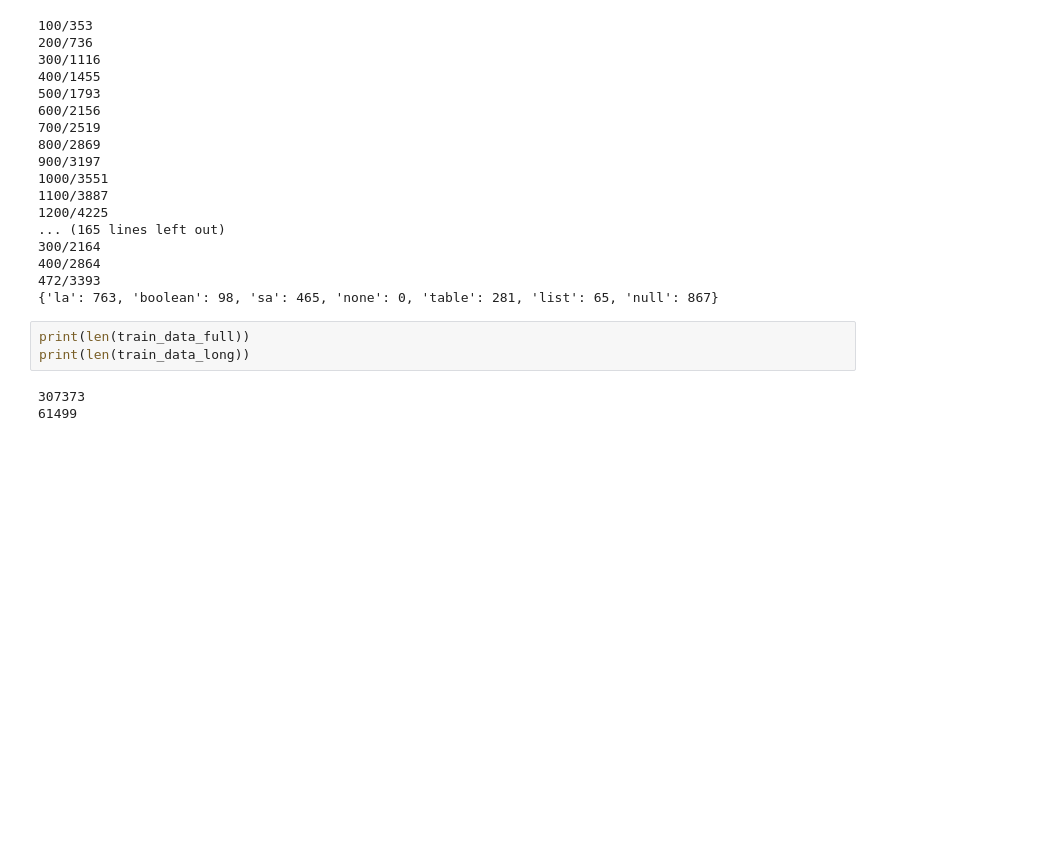
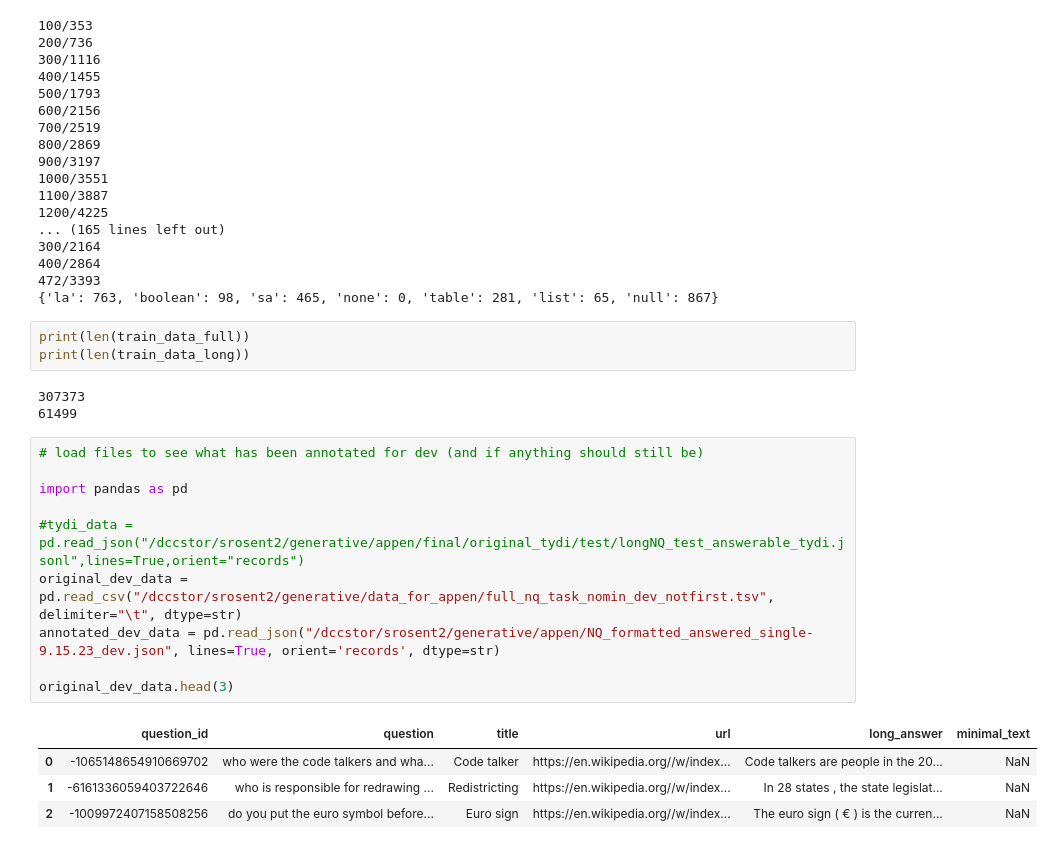
Before and after one commit to primeqa/primeqa, a Jupyter notebook: notebooks/lfqa/generate_appen_data.ipynb, the cells around one changed output. Cells and saved outputs as stored; diff of their text form; blank space fills up the shorter version.

```diff
--- a/notebooks/lfqa/generate_appen_data.ipynb
+++ b/notebooks/lfqa/generate_appen_data.ipynb
@@ -551,3 +638,18 @@ print(len(train_data_long))
 # %% [output]
 307373
 61499
+# %%
+# load files to see what has been annotated for dev (and if anything should still be)
+
+import pandas as pd
+
+#tydi_data = pd.read_json("/dccstor/srosent2/generative/appen/final/original_tydi/test/longNQ_test_answerable_tydi.jsonl",lines=True,orient="records")
+original_dev_data = pd.read_csv("/dccstor/srosent2/generative/data_for_appen/full_nq_task_nomin_dev_notfirst.tsv", delimiter="\t", dtype=str)
+annotated_dev_data = pd.read_json("/dccstor/srosent2/generative/appen/NQ_formatted_answered_single-9.15.23_dev.json", lines=True, orient='records', dtype=str)
+
+original_dev_data.head(3)
+# %% [output]
+|  | question_id | question | title | url | long_answer | minimal_text |
+| 0 | -1065148654910669702 | who were the code talkers and wha... | Code talker | https://en.wikipedia.org//w/index... | Code talkers are people in the 20... | NaN |
+| 1 | -6161336059403722646 | who is responsible for redrawing ... | Redistricting | https://en.wikipedia.org//w/index... | In 28 states , the state legislat... | NaN |
+| 2 | -1009972407158508256 | do you put the euro symbol before... | Euro sign | https://en.wikipedia.org//w/index... | The euro sign ( € ) is the curren... | NaN |
```
Also changed, not shown: parts of 13 cells of this notebook, 9 other files.
